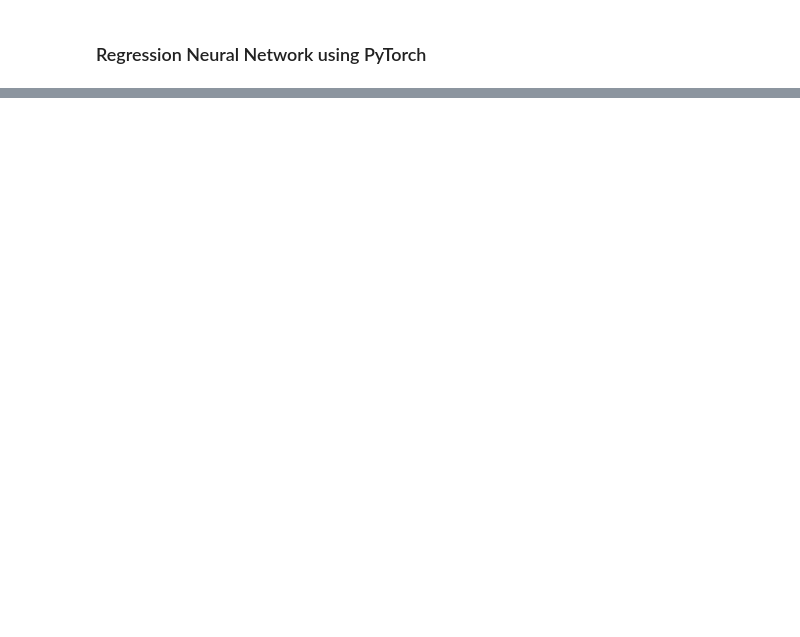
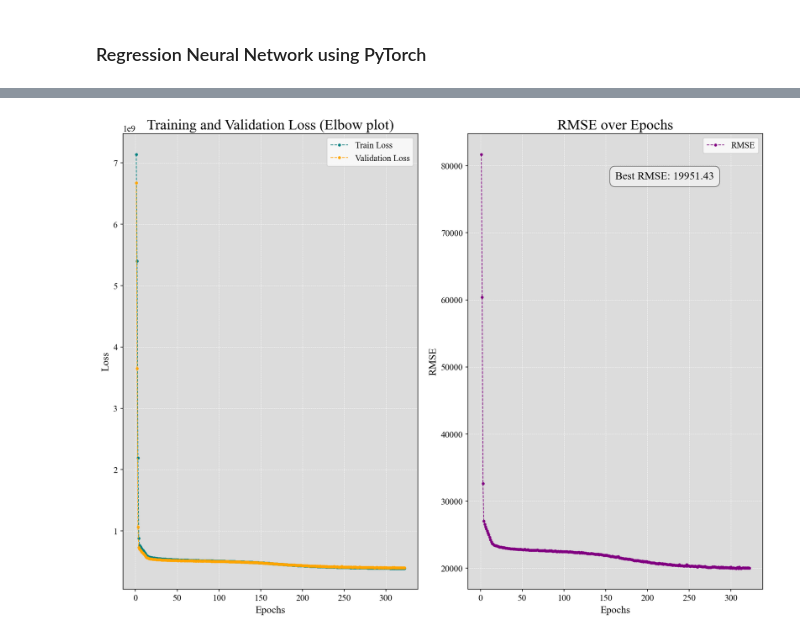
Before and after one commit to nielsdavidsen/AppliedML2025_fork, a Jupyter notebook: NIELS_working_dir/Initial_project/regression.ipynb, the cells around one changed output, grey strips where cells are left out. Cells and saved outputs as stored; diff of their text form; code cells hidden in the pictures; blank space fills up the shorter version.

```diff
--- a/NIELS_working_dir/Initial_project/regression.ipynb
+++ b/NIELS_working_dir/Initial_project/regression.ipynb
@@ -285,9 +230,7 @@ Text(0.5, 1.0, 'LGBM Regression Model with Optimized Hyperparameters')
 # %%
-import torch
-import torch.nn as nn
 from sklearn.preprocessing import StandardScaler
 
 # Standardizing the data
 scaler = StandardScaler()
-X_train_scaled = scaler.fit_transform(X_train)
-X_valid_scaled = scaler.transform(X_valid)
+X_train_scaled = pd.DataFrame(scaler.fit_transform(X_train), columns=X_train.columns)
+X_valid_scaled = pd.DataFrame(scaler.fit_transform(X_valid), columns=X_valid.columns)
@@ -293,0 +326,7 @@ X_valid_scaled = scaler.transform(X_valid)
+# %%
+# Creating PyTorch datasets and dataloaders
+train_dataset = RegressionDataset(X_train_scaled, y_train)
+valid_dataset = RegressionDataset(X_valid_scaled, y_valid)
+
+train_loader = DataLoader(train_dataset, batch_size=64, shuffle=True)
+valid_loader = DataLoader(valid_dataset, batch_size=64, shuffle=False)
@@ -293,0 +390,27 @@ X_valid_scaled = scaler.transform(X_valid)
+# %%
+import matplotlib.gridspec as gridspec
+
+fig, ax = plt.subplots(1,2,figsize=(13, 10), dpi=150, facecolor="white")
+ax[0].plot(range(1, epoch_reached + 1), train_losses, label="Train Loss", color="teal", marker='.', ls='--', linewidth=1)
+ax[0].plot(range(1, epoch_reached + 1), valid_losses, label="Validation Loss", color="orange", marker='.', ls='--', linewidth=1)
+ax[0].set_xlabel("Epochs")
+ax[0].set_ylabel("Loss")
+ax[0].set_title("Training and Validation Loss (Elbow plot)")
+ax[0].legend()
+
+
+best_rmse = min(rmse)
+
+ax[1].plot(range(1, epoch_reached + 1), rmse, label="RMSE", color="purple", marker='.', ls='--', linewidth=1)
+ax[1].set_xlabel("Epochs")
+ax[1].set_ylabel("RMSE")
+ax[1].set_title("RMSE over Epochs")
+ax[1].legend()
+ax[1].text(0.5, 0.9,
+           f"Best RMSE: {best_rmse:.2f}",
+           transform=ax[1].transAxes,
+           fontsize=15,
+           bbox=dict(facecolor='white', alpha=0.5, boxstyle="round,pad=0.5"))
+plt.tight_layout()
+# %% [output]
+[figure, added]
```
Also changed, not shown: parts of 18 cells of this notebook, 22 other files.
